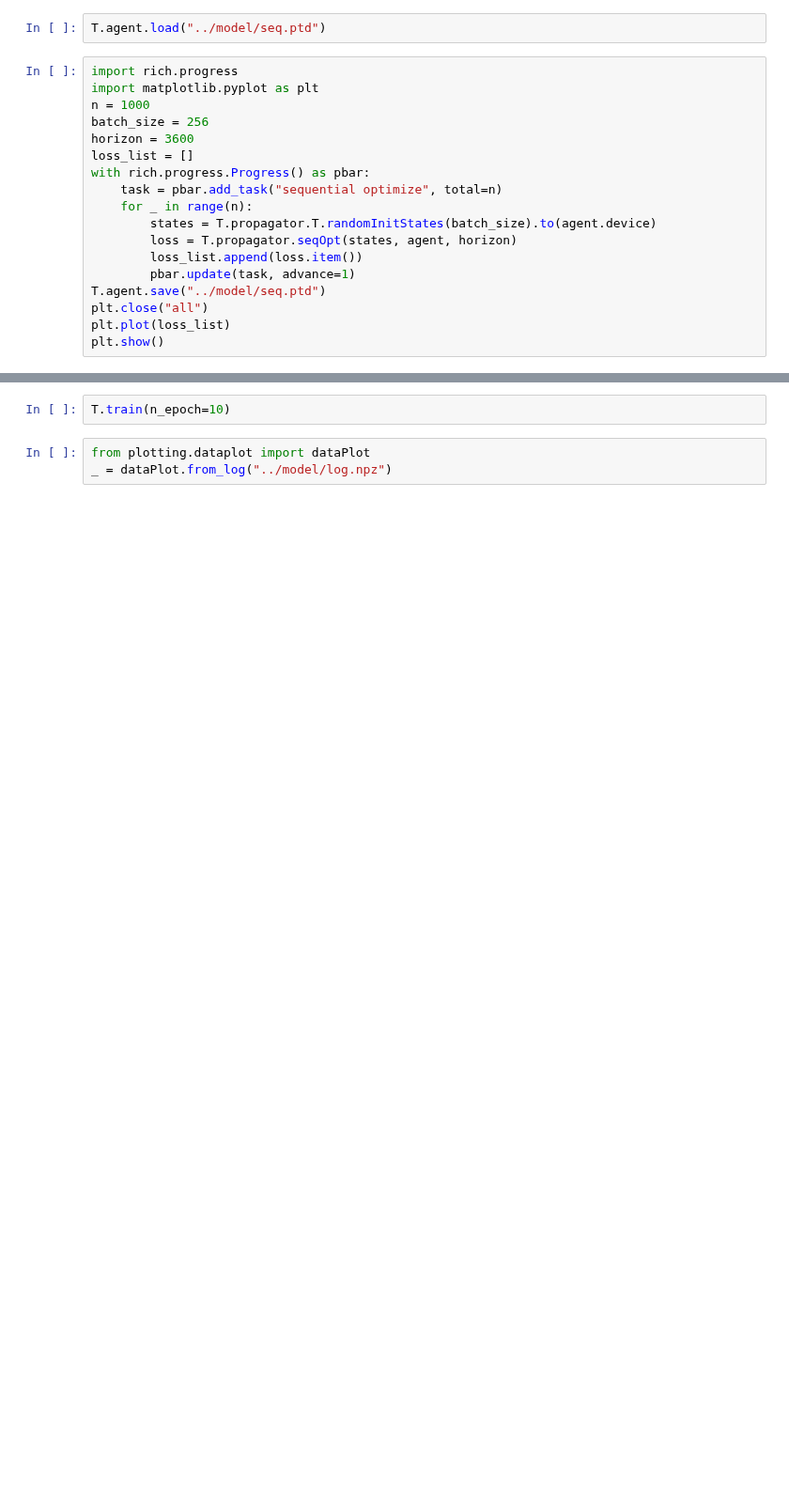
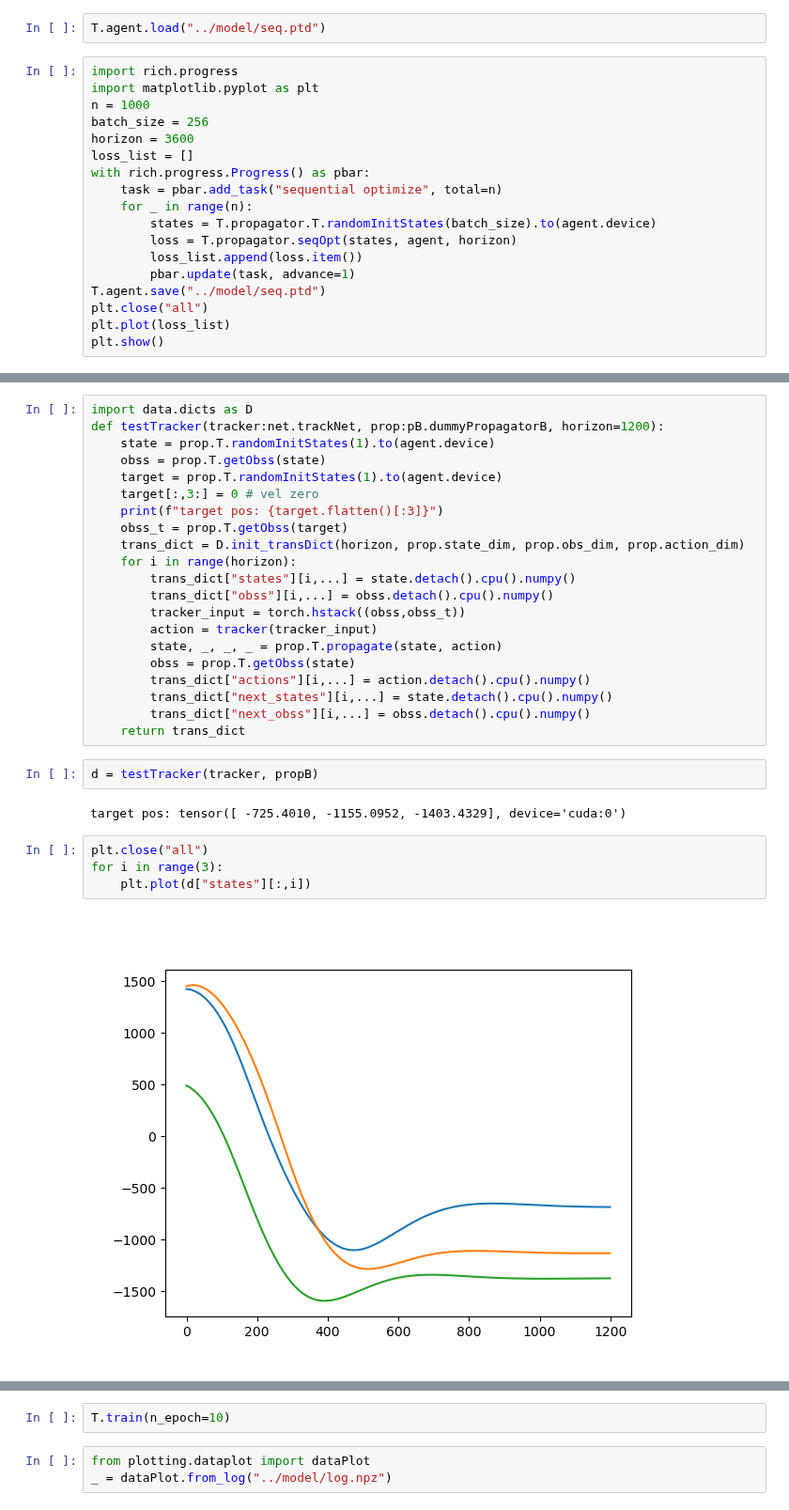
Before and after one commit to liziyao99/multi-debris-avoidance, a Jupyter notebook: test.ipynb, the cells around one changed output, grey strips where cells are left out. Shown at 94% size. Saved outputs shown, nothing was run; the diff lists cells and outputs as text; blank space fills up the shorter version.

```diff
--- a/test.ipynb
+++ b/test.ipynb
@@ -55,0 +98,31 @@ plt.show()
+# %%
+import data.dicts as D
+def testTracker(tracker:net.trackNet, prop:pB.dummyPropagatorB, horizon=1200):
+    state = prop.T.randomInitStates(1).to(agent.device)
+    obss = prop.T.getObss(state)
+    target = prop.T.randomInitStates(1).to(agent.device)
+    target[:,3:] = 0 # vel zero
+    print(f"target pos: {target.flatten()[:3]}")
+    obss_t = prop.T.getObss(target)
+    trans_dict = D.init_transDict(horizon, prop.state_dim, prop.obs_dim, prop.action_dim)
+    for i in range(horizon):
+        trans_dict["states"][i,...] = state.detach().cpu().numpy()
+        trans_dict["obss"][i,...] = obss.detach().cpu().numpy()
+        tracker_input = torch.hstack((obss,obss_t))
+        action = tracker(tracker_input)
+        state, _, _, _ = prop.T.propagate(state, action)
+        obss = prop.T.getObss(state)
+        trans_dict["actions"][i,...] = action.detach().cpu().numpy()
+        trans_dict["next_states"][i,...] = state.detach().cpu().numpy()
+        trans_dict["next_obss"][i,...] = obss.detach().cpu().numpy()
+    return trans_dict
+# %%
+d = testTracker(tracker, propB)
+# %% [output]
+target pos: tensor([ -725.4010, -1155.0952, -1403.4329], device='cuda:0')
+# %%
+plt.close("all")
+for i in range(3):
+    plt.plot(d["states"][:,i])
+# %% [output]
+[figure, added]
```
Also changed, not shown: parts of 7 cells of this notebook, 3 other files.
